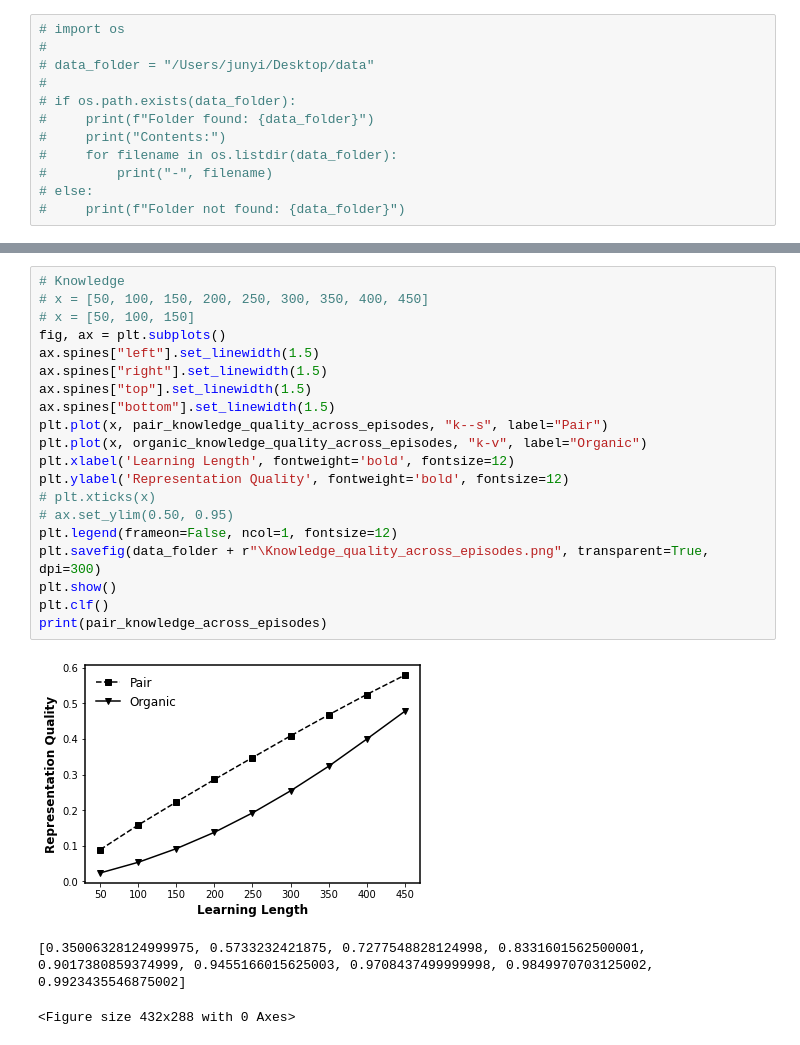
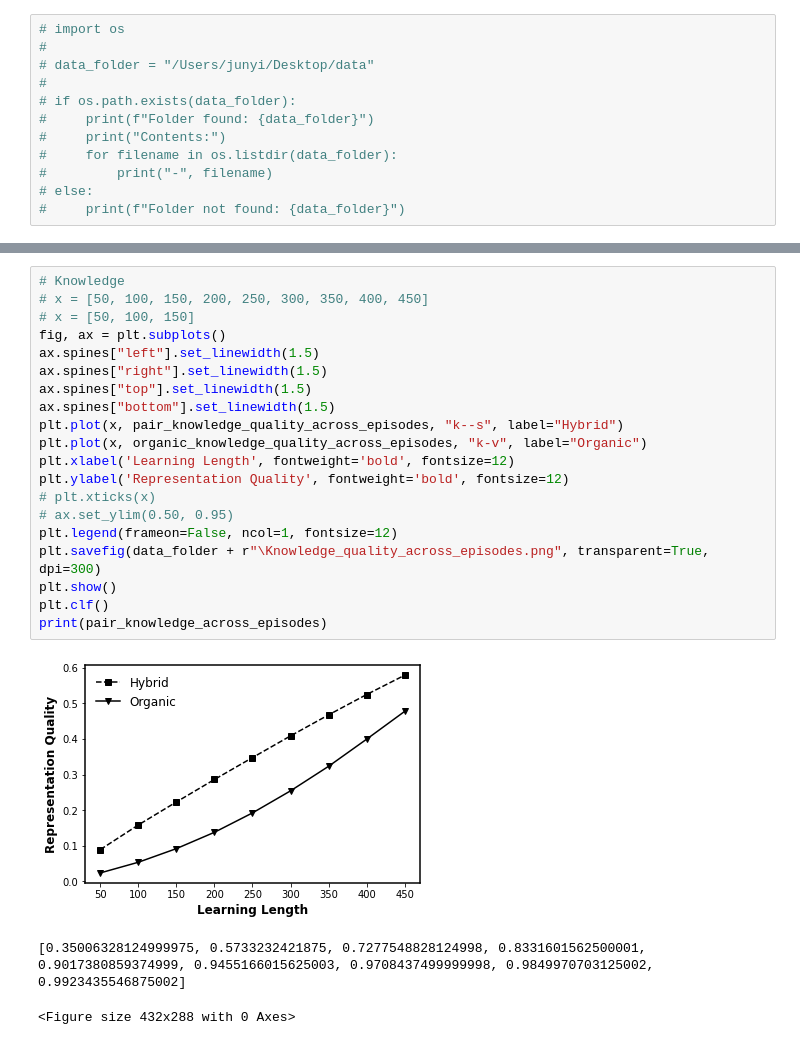
Before and after one commit to GrandJune/HAI, a Jupyter notebook: Disable_parrots/Results.ipynb, the cells around one changed output, grey strips where cells are left out. Saved outputs shown, nothing was run; the diff lists cells and outputs as text.

```diff
--- a/Disable_parrots/Results.ipynb
+++ b/Disable_parrots/Results.ipynb
@@ -149,24 +149,24 @@ print(pair_knowledge_across_episodes)
 # %%
 # Knowledge
 # x = [50, 100, 150, 200, 250, 300, 350, 400, 450]
 # x = [50, 100, 150]
 fig, ax = plt.subplots()
 ax.spines["left"].set_linewidth(1.5)
 ax.spines["right"].set_linewidth(1.5)
 ax.spines["top"].set_linewidth(1.5)
 ax.spines["bottom"].set_linewidth(1.5)
-plt.plot(x, pair_knowledge_quality_across_episodes, "k--s", label="Pair")
+plt.plot(x, pair_knowledge_quality_across_episodes, "k--s", label="Hybrid")
 plt.plot(x, organic_knowledge_quality_across_episodes, "k-v", label="Organic")
 plt.xlabel('Learning Length', fontweight='bold', fontsize=12)
 plt.ylabel('Representation Quality', fontweight='bold', fontsize=12)
 # plt.xticks(x)
 # ax.set_ylim(0.50, 0.95)
 plt.legend(frameon=False, ncol=1, fontsize=12)
 plt.savefig(data_folder + r"\Knowledge_quality_across_episodes.png", transparent=True, dpi=300)
 plt.show()
 plt.clf()
 print(pair_knowledge_across_episodes)
 # %% [output]
-[figure, old version]
+[figure, new version]
 [0.35006328124999975, 0.5733232421875, 0.7277548828124998, 0.8331601562500001, 0.9017380859374999, 0.9455166015625003, 0.9708437499999998, 0.9849970703125002, 0.9923435546875002]
 <Figure size 432x288 with 0 Axes>
```
Also changed, not shown: parts of 3 cells of this notebook, 4 other files.
